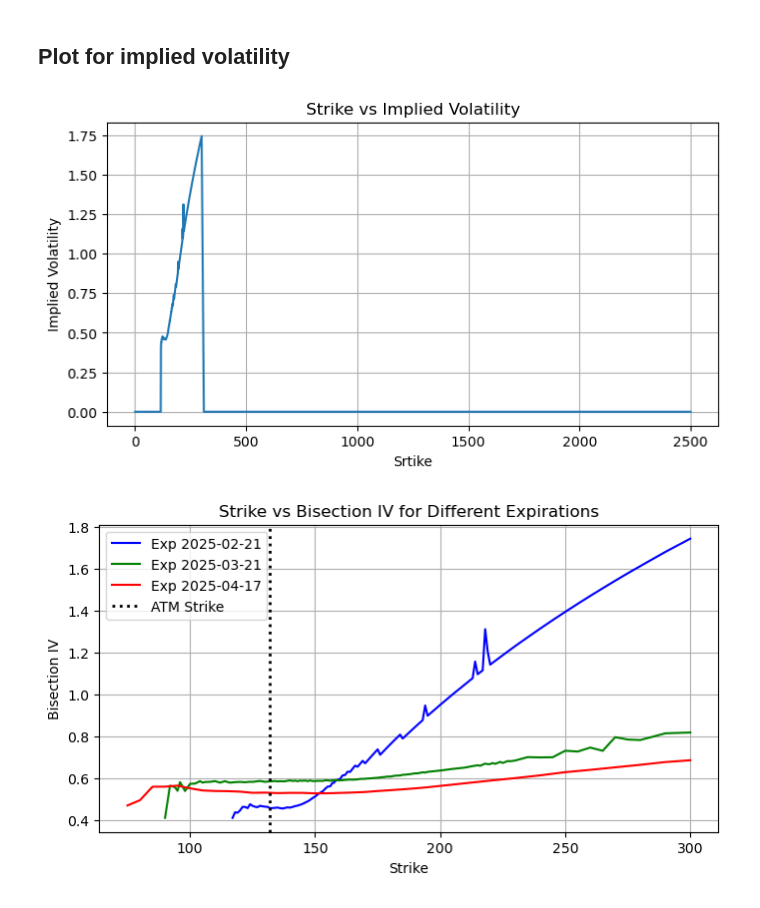
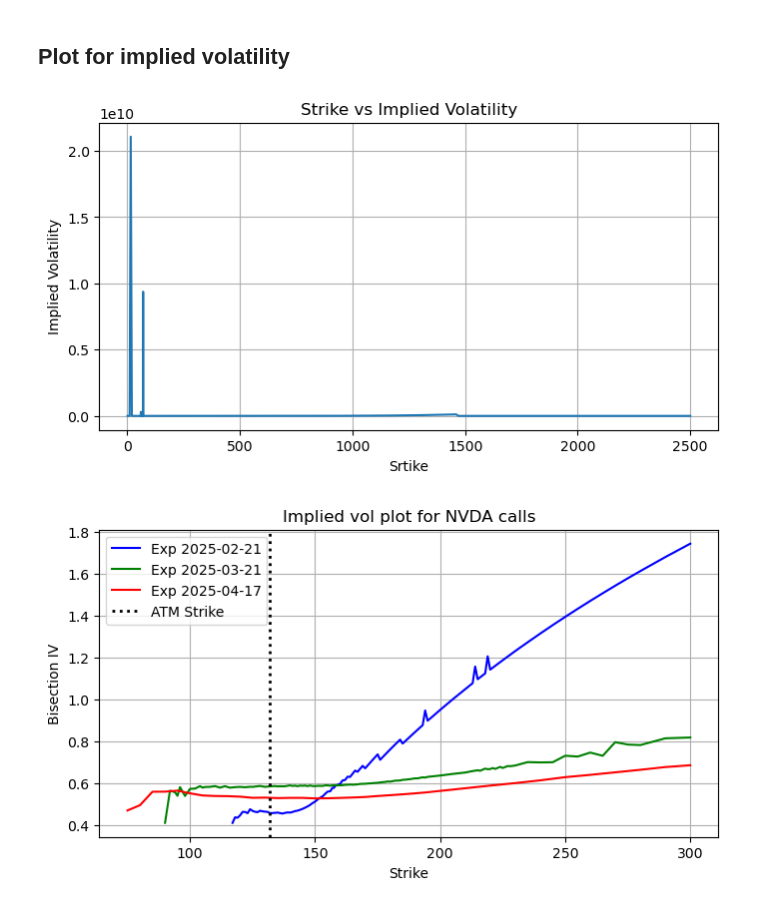
Before and after one commit to saugathacker/FE621-HW1, a Jupyter notebook: visualize_data.ipynb, the cells around one changed output. Cells and saved outputs as stored; diff of their text form; code cells hidden in the pictures.

```diff
--- a/visualize_data.ipynb
+++ b/visualize_data.ipynb
@@ -190,23 +217,23 @@ atm_iv_table
 # %%
 # NVDA call
 expirations = nvda_data1_df["Expiration"].unique()
 
 nvda_call_df = nvda_data1_df[nvda_data1_df["OptionType"] == "Call"]
 nvda_call_df = nvda_call_df.loc[nvda_call_df["Expiration"] == expirations[0]]
 
 plt.figure(figsize=(8, 4))
-plt.plot(nvda_call_df["Strike"], nvda_call_df["BisectionIV"])
+plt.plot(nvda_call_df["Strike"], nvda_call_df["SecantIV"])
 
 # Labels and Title
 plt.xlabel("Srtike")
 plt.ylabel("Implied Volatility")
 plt.title("Strike vs Implied Volatility")
 plt.grid(True)  # Add grid lines
 
 # Show the plot
 plt.show()
 # %% [output]
-[figure, old version]
+[figure, new version]
 # %%
 # Filter Calls first
 nvda_call_df = nvda_data1_df.loc[nvda_data1_df["OptionType"] == "Call"]
@@ -219,9 +246,9 @@ nvda_call_df3 = nvda_call_df.loc[(nvda_call_df["Expiration"] == expirations[2])
 # Plot
 plt.figure(figsize=(8, 4))
 
-plt.plot(nvda_call_df1["Strike"], nvda_call_df1["BisectionIV"], label=f"Exp {expirations[0].date()}", color="blue")
-plt.plot(nvda_call_df2["Strike"], nvda_call_df2["BisectionIV"], label=f"Exp {expirations[1].date()}", color="green")
-plt.plot(nvda_call_df3["Strike"], nvda_call_df3["BisectionIV"], label=f"Exp {expirations[2].date()}", color="red")
+plt.plot(nvda_call_df1["Strike"], nvda_call_df1["NewtonIV"], label=f"Exp {expirations[0].date()}", color="blue")
+plt.plot(nvda_call_df2["Strike"], nvda_call_df2["NewtonIV"], label=f"Exp {expirations[1].date()}", color="green")
+plt.plot(nvda_call_df3["Strike"], nvda_call_df3["NewtonIV"], label=f"Exp {expirations[2].date()}", color="red")
 
 # Add a vertical dotted line at ATM Strike
 plt.axvline(x=nvda_data1_spot, color='black', linestyle='dotted', linewidth=2, label="ATM Strike")
@@ -229,14 +256,14 @@ plt.axvline(x=nvda_data1_spot, color='black', linestyle='dotted', linewidth=2, l
 # Labels and Title
 plt.xlabel("Strike")
 plt.ylabel("Bisection IV")
-plt.title("Strike vs Bisection IV for Different Expirations")
+plt.title("Implied vol plot for NVDA calls")
 plt.grid(True)  # Add grid lines
 plt.legend()  # Show legend
 
 # Show the plot
 plt.show()
 # %% [output]
-[figure, old version]
+[figure, new version]
 # %%
 # Filter Puts first
 nvda_put_df = nvda_data1_df.loc[nvda_data1_df["OptionType"] == "Put"]
```
Also changed, not shown: parts of 20 cells of this notebook, 19 other files.
